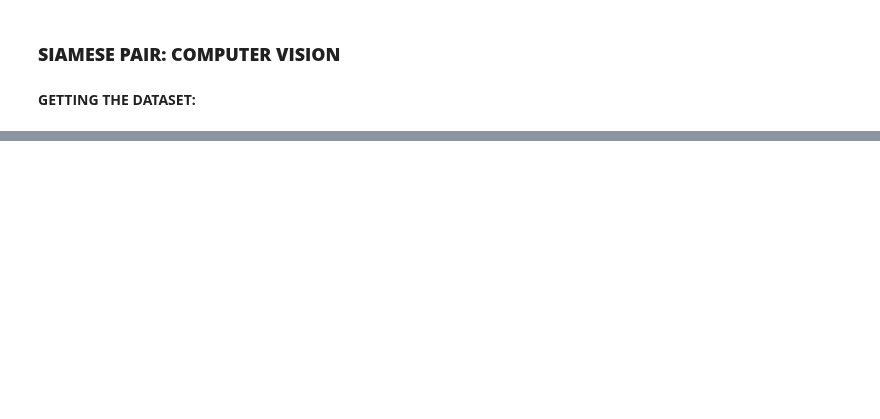
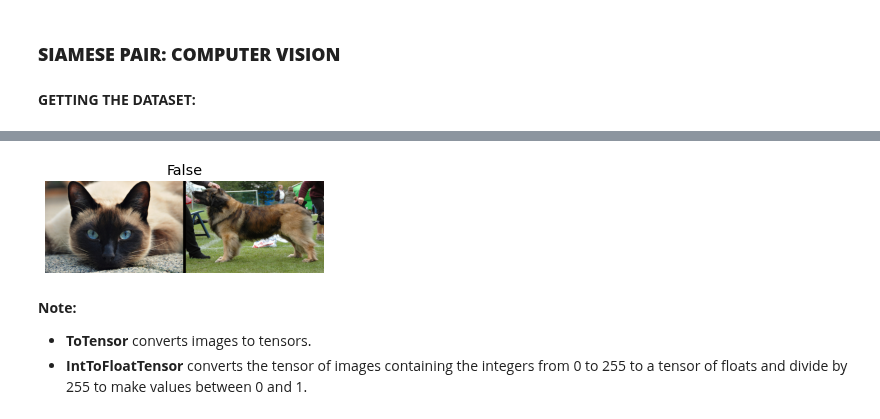
Before and after one commit to ThinamXx/Fastai, a Jupyter notebook: 10. Data Munging/DataMunging.ipynb, the cells around one changed output, grey strips where cells are left out. Cells and saved outputs as stored; diff of their text form; code cells hidden in the pictures; blank space fills up the shorter version.

```diff
--- a/10. Data Munging/DataMunging.ipynb
+++ b/10. Data Munging/DataMunging.ipynb
@@ -275,0 +298,6 @@ s2.show();                                                # Inspecting Image.
+# %%
+#@ IMPLEMENTATION OF TRANSFORMED COLLECTIONS:
+tls = TfmdLists(files, tfm, splits=splits)                          # Initializing Transformed Lists.
+show_at(tls.valid, 0);                                              # Inspection.
+# %% [output]
+[figure, added]
@@ -275,0 +309,4 @@ s2.show();                                                # Inspecting Image.
+# %% [markdown]
+**Note:**
+- **ToTensor** converts images to tensors.
+- **IntToFloatTensor** converts the tensor of images containing the integers from 0 to 255 to a tensor of floats and divide by 255 to make values between 0 and 1.
```
Also changed, not shown: parts of 20 cells of this notebook, 1 other file.
